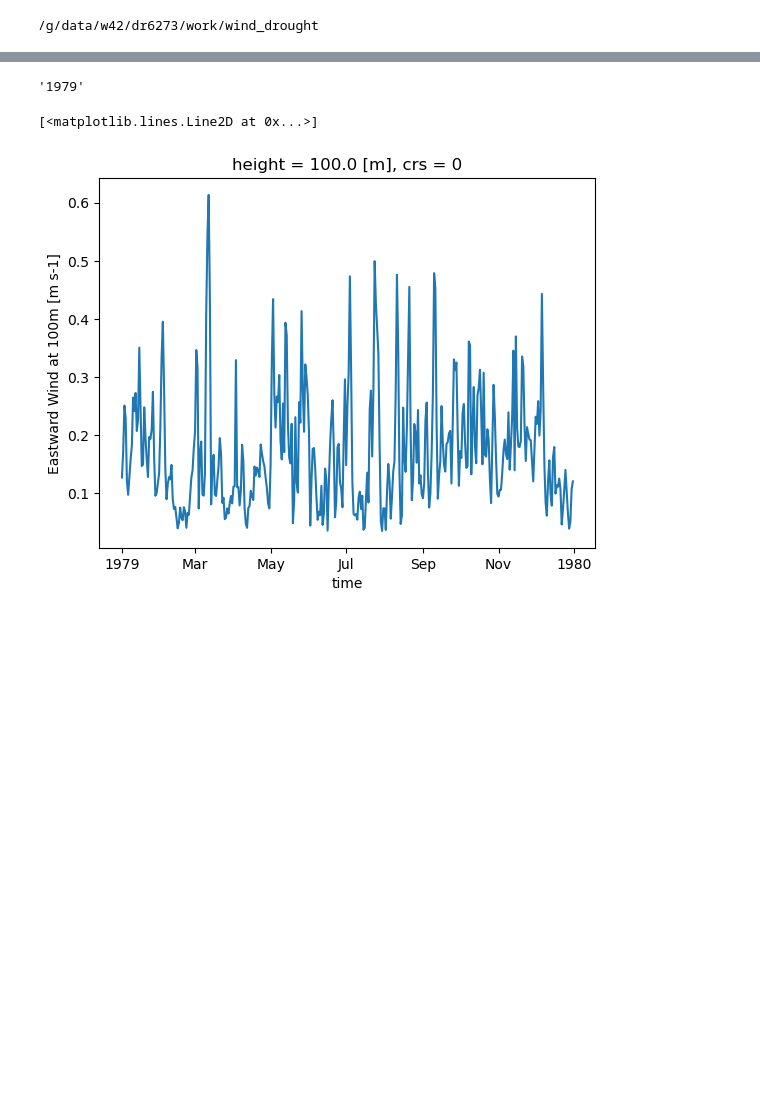
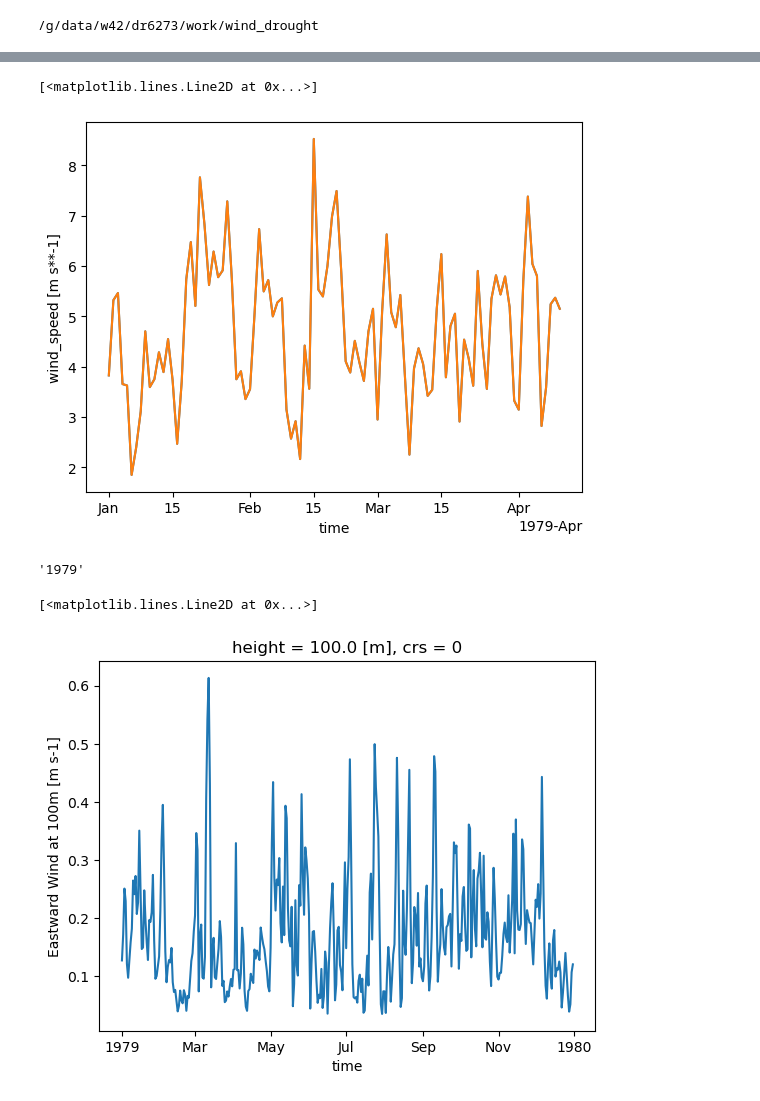
Before and after one commit to dougrichardson/wind_drought, a Jupyter notebook: notebooks/test_grid_masks.ipynb, the cells around one changed output, grey strips where cells are left out. Drawn from its saved outputs; the diff is of its cells as text; code cells hidden in the pictures; blank space fills up the shorter version.

```diff
--- a/notebooks/test_grid_masks.ipynb
+++ b/notebooks/test_grid_masks.ipynb
@@ -148,3 +177,12 @@ nem_capacity_mean.plot(alpha=0.5)
+# %%
+eq = xr.open_dataset("/g/data/ng72/dr6273/work/projects/wind_drought/data/ERA5/power_grid/era5_wind_speed_100m_NEM-SC40_1979-2025_weighted.nc")
+we = xr.open_dataset("/g/data/ng72/dr6273/work/projects/wind_drought/data/ERA5/power_grid/era5_wind_speed_100m_SE-SC40_1979-2025_weighted.nc")
+# %%
+eq.wind_speed.isel(time=range(100)).plot()
+we.wind_speed.isel(time=range(100)).plot()
+# %% [output]
+[<matplotlib.lines.Line2D at 0x...>]
+[figure, added]
 # %%
 str(nem_by_rez.time.dt.year[0].values)
 # %% [output]
```
Also changed, not shown: parts of 15 cells of this notebook, 6 other files.
